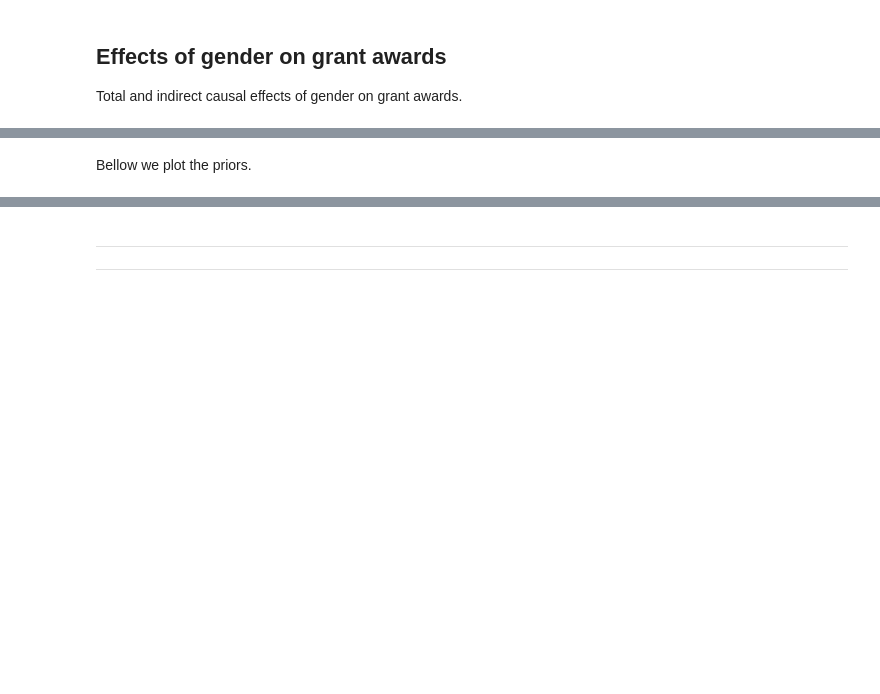
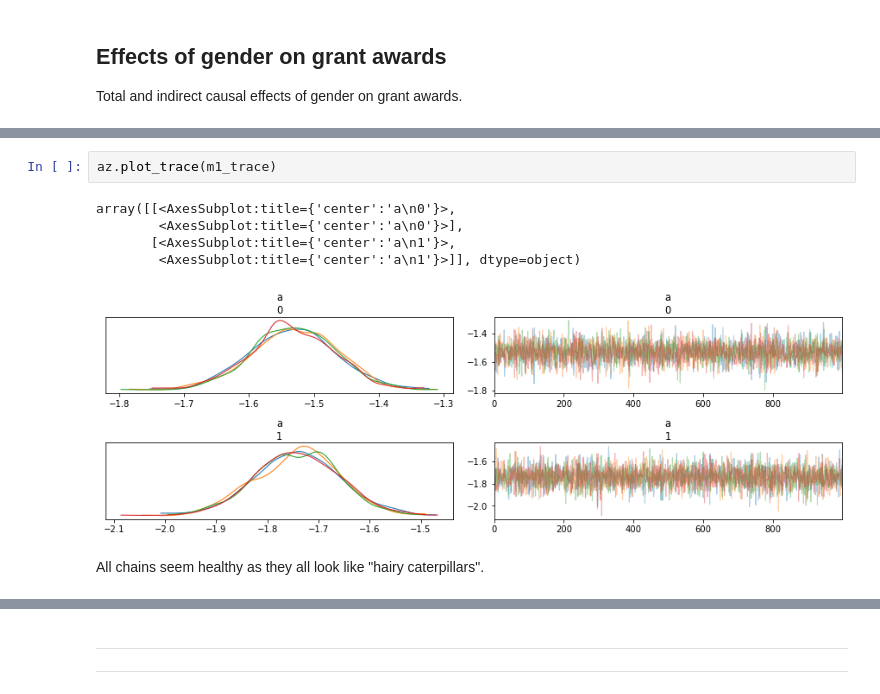
Before and after one commit to elisiojsj/Data-Science, a Jupyter notebook: homeworks_statistical_rethinking/homework_week6.ipynb, the cells around one changed output, grey strips where cells are left out. Drawn from its saved outputs; the diff is of its cells as text; blank space fills up the shorter version.

```diff
--- a/homeworks_statistical_rethinking/homework_week6.ipynb
+++ b/homeworks_statistical_rethinking/homework_week6.ipynb
@@ -72,5 +80,13 @@ Sampling 4 chains for 1_000 tune and 1_000 draw iterations (4_000 + 4_000 draws
-# %% [markdown]
-Bellow we plot the priors.
+# %%
+az.plot_trace(m1_trace)
+# %% [output]
+array([[<AxesSubplot:title={'center':'a\n0'}>,
+        <AxesSubplot:title={'center':'a\n0'}>],
+       [<AxesSubplot:title={'center':'a\n1'}>,
+        <AxesSubplot:title={'center':'a\n1'}>]], dtype=object)
+[figure, added]
+# %% [markdown]
+All chains seem healthy as they all look like "hairy caterpillars".
 # %%
 az.plot_density([logistic(m1_prior.prior.sel(a_dim_0=0))],
                 var_names=["a"],
```
Also changed, not shown: parts of 17 cells of this notebook.
